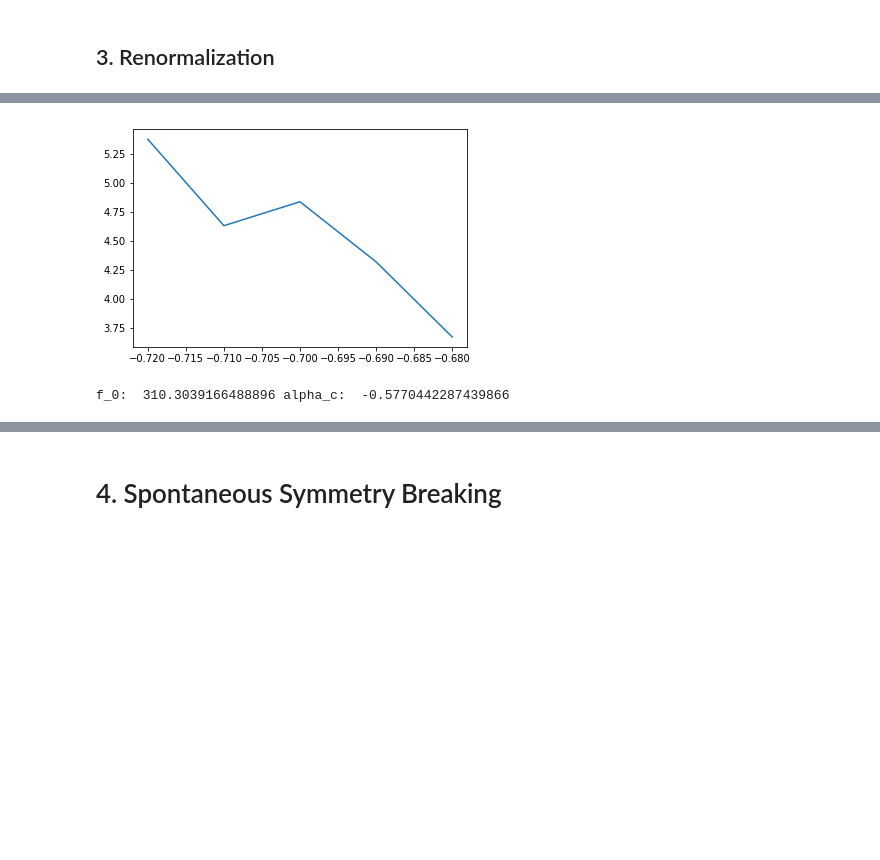
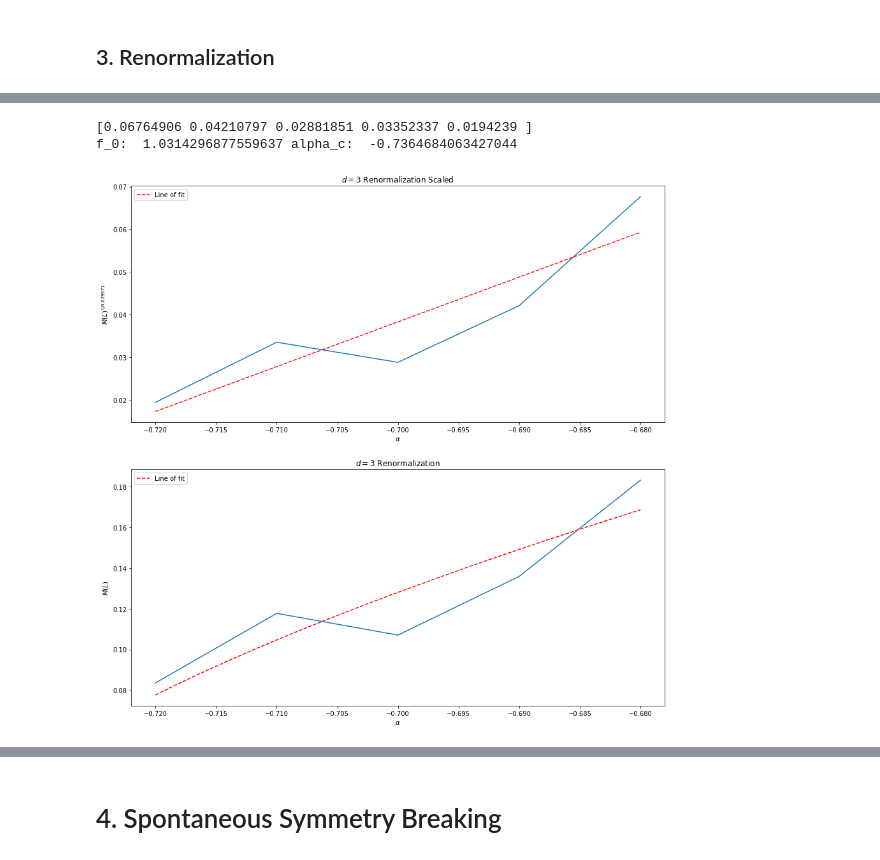
Before and after one commit to farice/QFT-Final-Project, a Jupyter notebook: project1.ipynb, the cells around one changed output, grey strips where cells are left out. Cells and saved outputs as stored; diff of their text form; code cells hidden in the pictures; blank space fills up the shorter version.

```diff
--- a/project1.ipynb
+++ b/project1.ipynb
@@ -716,21 +708,55 @@ time:  629.2326551349997
-# %%
-plt.figure()
-
-#alphas = [-0.68, -0.69, -0.70, -0.71, -0.72]
-#M_Ls = [0.18327314671120448, 0.13595319741429776, 0.10706258680357736, 0.11776379601094264, 0.08350290665046634]
-M_Ls = np.log(M_Ls) / np.log(0.629971)
-
-plt.plot(
-    alphas,
-    M_Ls
-        )
-plt.show()
-
-z = np.polyfit(alphas, M_Ls, 1)
-f_0 = np.power(-1 * z[0], 1. / 0.629971) # (-x)^d !
-alpha_c = -1 * z[1] / z[0]
-print("f_0: ", f_0, "alpha_c: ", alpha_c)
-# %% [output]
-[figure, removed]
-f_0:  310.3039166488896 alpha_c:  -0.5770442287439866
+# %%
+alphas = [-0.68, -0.69, -0.70, -0.71, -0.72]
+M_Ls = [0.18327314671120448, 0.13595319741429776, 0.10706258680357736, 0.11776379601094264, 0.08350290665046634]
+
+M_Ls_scaled = np.power(M_Ls, 1. / 0.629971)
+
+print(M_Ls_scaled)
+
+z = np.polyfit(alphas, M_Ls_scaled, 1)
+f_0 = np.power(z[0], 0.629971) # (-x)^d !
+alpha_c = -1 * z[1] / z[0]
+print("f_0: ", f_0, "alpha_c: ", alpha_c)
+
+grid_x = np.linspace(np.min(alphas), np.max(alphas), 1000)
+grid_y = grid_x * z[0] + z[1]
+
+plt.figure(figsize=(15, 15))
+
+plt.subplot(2, 1, 1)
+
+plt.plot(
+    alphas,
+    M_Ls_scaled
+        )
+
+plt.title(r'$d=3$ Renormalization Scaled')
+plt.ylabel(r'$M(L)^{1/ 0.629971}$')
+plt.xlabel(r'$\alpha$')
+
+plt.plot(grid_x, grid_y, color='r', linestyle='--', label="Line of fit")
+plt.legend()
+
+plt.subplot(2, 1, 2)
+
+plt.plot(
+    alphas,
+    M_Ls
+        )
+
+plt.title(r'$d=3$ Renormalization')
+plt.ylabel(r'$M(L)$')
+plt.xlabel(r'$\alpha$')
+
+grid_x = np.linspace(np.min(alphas), np.max(alphas), 1000)
+grid_y = f_0 * np.power((grid_x - alpha_c), 0.629971)
+
+plt.plot(grid_x, grid_y, color='r', linestyle='--', label="Line of fit")
+plt.legend()
+
+plt.show()
+# %% [output]
+[0.06764906 0.04210797 0.02881851 0.03352337 0.0194239 ]
+f_0:  1.0314296877559637 alpha_c:  -0.7364684063427044
+[figure, added]
 # %%
```
Also changed, not shown: parts of 8 cells of this notebook.
